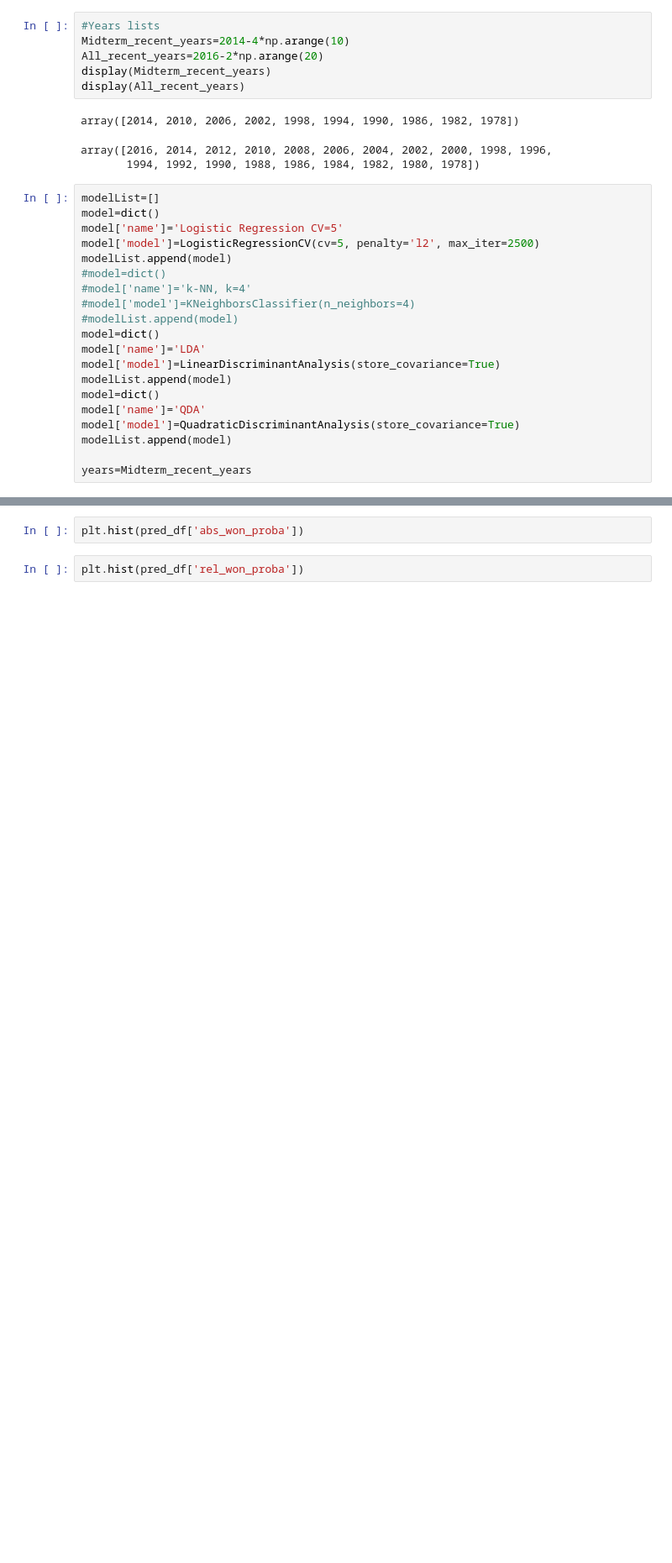
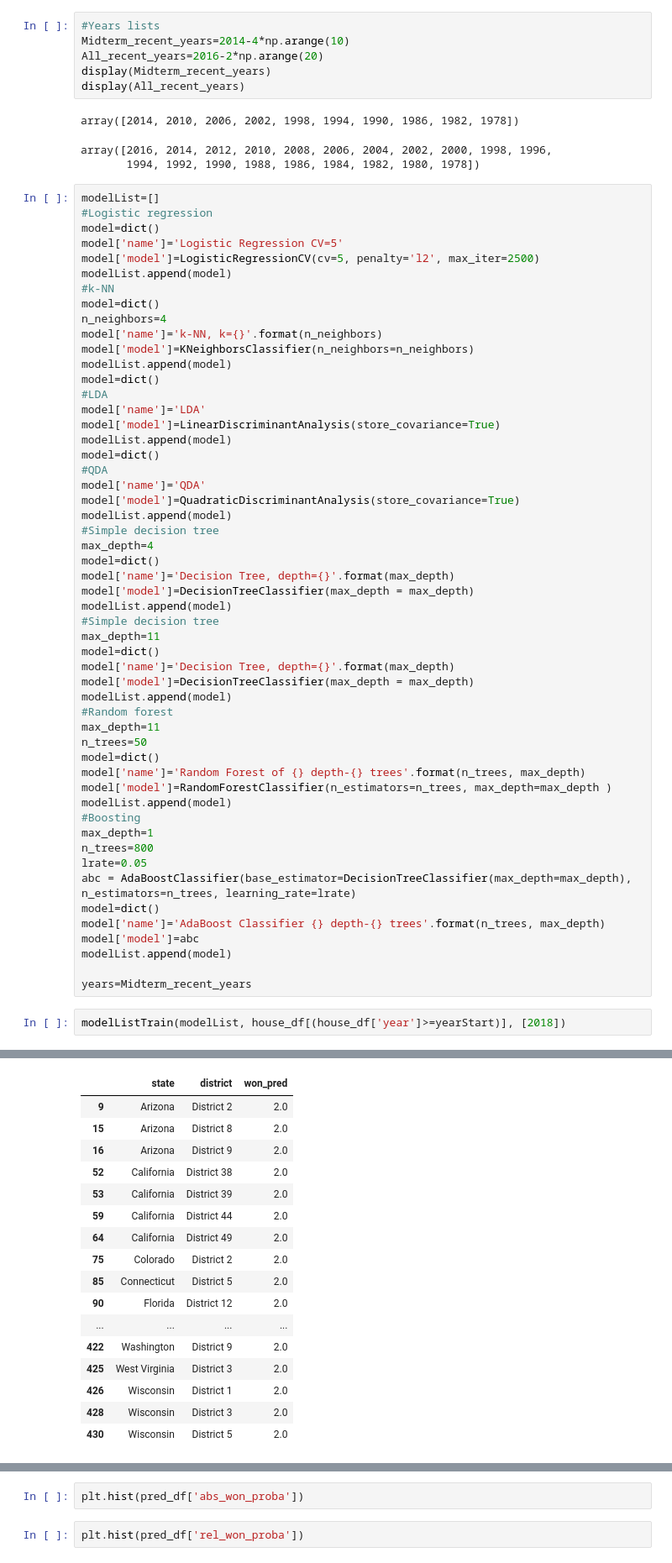
Before and after one commit to pmary/harvard_E-109A_final, a Jupyter notebook: 05-Modeling.ipynb, the cells around one changed output, grey strips where cells are left out. Shown at 84% size. Saved outputs shown, nothing was run; the diff lists cells and outputs as text; blank space fills up the shorter version.

```diff
--- a/05-Modeling.ipynb
+++ b/05-Modeling.ipynb
@@ -399,21 +393,57 @@ array([2016, 2014, 2012, 2010, 2008, 2006, 2004, 2002, 2000, 1998, 1996,
        1994, 1992, 1990, 1988, 1986, 1984, 1982, 1980, 1978])
 # %%
 modelList=[]
+#Logistic regression
 model=dict()
 model['name']='Logistic Regression CV=5'
 model['model']=LogisticRegressionCV(cv=5, penalty='l2', max_iter=2500)
 modelList.append(model)
-#model=dict()
-#model['name']='k-NN, k=4'
-#model['model']=KNeighborsClassifier(n_neighbors=4)
-#modelList.append(model)
+#k-NN
 model=dict()
+n_neighbors=4
+model['name']='k-NN, k={}'.format(n_neighbors)
+model['model']=KNeighborsClassifier(n_neighbors=n_neighbors)
+modelList.append(model)
+model=dict()
+#LDA
 model['name']='LDA'
 model['model']=LinearDiscriminantAnalysis(store_covariance=True)
 modelList.append(model)
 model=dict()
+#QDA
 model['name']='QDA'
 model['model']=QuadraticDiscriminantAnalysis(store_covariance=True)
 modelList.append(model)
+#Simple decision tree
+max_depth=4
+model=dict()
+model['name']='Decision Tree, depth={}'.format(max_depth)
+model['model']=DecisionTreeClassifier(max_depth = max_depth)
+modelList.append(model)
+#Simple decision tree
+max_depth=11
+model=dict()
+model['name']='Decision Tree, depth={}'.format(max_depth)
+model['model']=DecisionTreeClassifier(max_depth = max_depth)
+modelList.append(model)
+#Random forest
+max_depth=11
+n_trees=50
+model=dict()
+model['name']='Random Forest of {} depth-{} trees'.format(n_trees, max_depth)
+model['model']=RandomForestClassifier(n_estimators=n_trees, max_depth=max_depth )
+modelList.append(model)
+#Boosting
+max_depth=1
+n_trees=800
+lrate=0.05
+abc = AdaBoostClassifier(base_estimator=DecisionTreeClassifier(max_depth=max_depth), n_estimators=n_trees, learning_rate=lrate)
+model=dict()
+model['name']='AdaBoost Classifier {} depth-{} trees'.format(n_trees, max_depth)
+model['model']=abc
+modelList.append(model)
 
 years=Midterm_recent_years
+# %%
+modelListTrain(modelList, house_df[(house_df['year']>=yearStart)], [2018])
+# %% [output]
@@ -419,0 +501,17 @@ years=Midterm_recent_years
+|  | state | district | won_pred |
+| 9 | Arizona | District 2 | 2.0 |
+| 15 | Arizona | District 8 | 2.0 |
+| 16 | Arizona | District 9 | 2.0 |
+| 52 | California | District 38 | 2.0 |
+| 53 | California | District 39 | 2.0 |
+| 59 | California | District 44 | 2.0 |
+| 64 | California | District 49 | 2.0 |
+| 75 | Colorado | District 2 | 2.0 |
+| 85 | Connecticut | District 5 | 2.0 |
+| 90 | Florida | District 12 | 2.0 |
+| ... | ... | ... | ... |
+| 422 | Washington | District 9 | 2.0 |
+| 425 | West Virginia | District 3 | 2.0 |
+| 426 | Wisconsin | District 1 | 2.0 |
+| 428 | Wisconsin | District 3 | 2.0 |
+| 430 | Wisconsin | District 5 | 2.0 |
```
Also changed, not shown: parts of 22 cells of this notebook.
